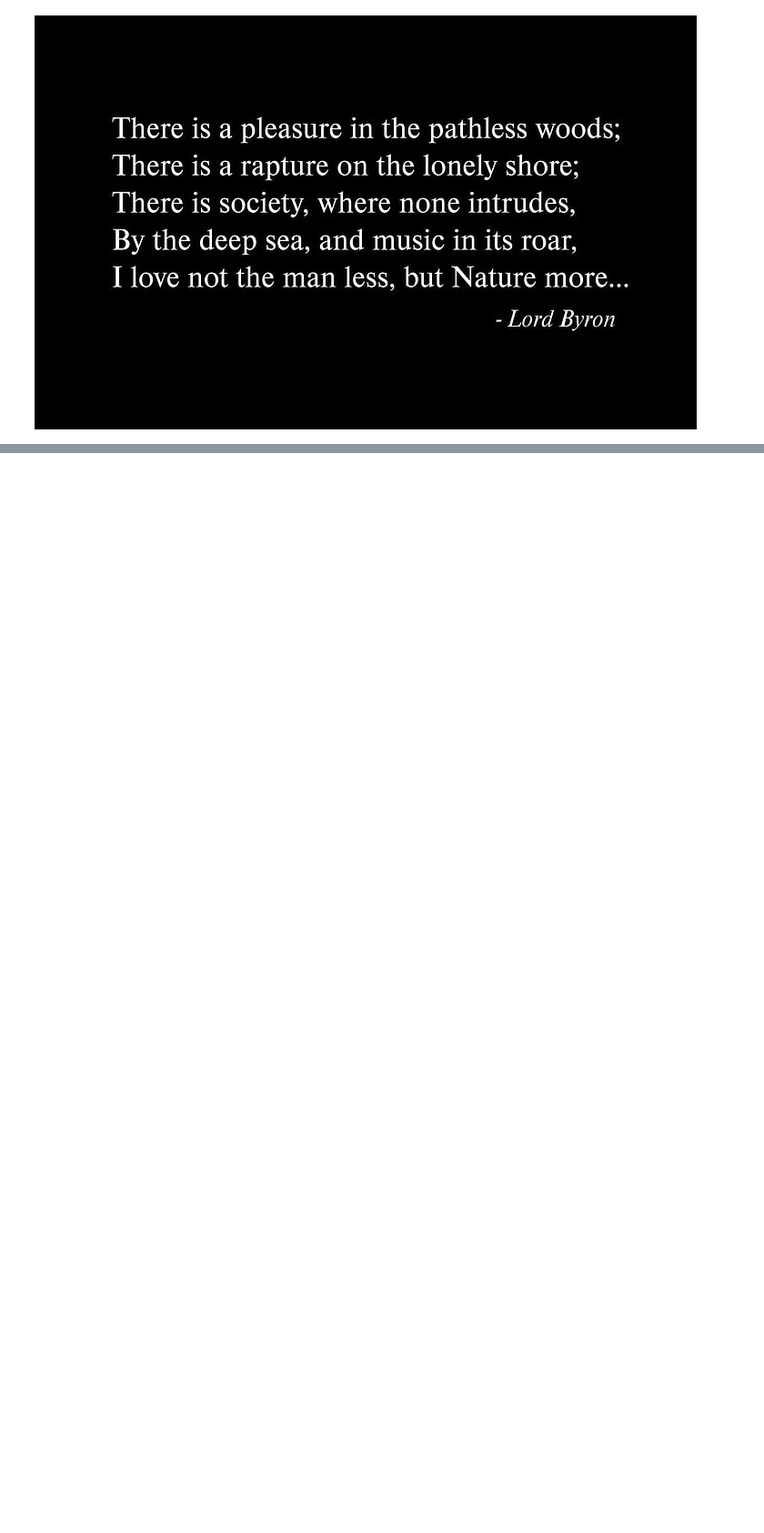
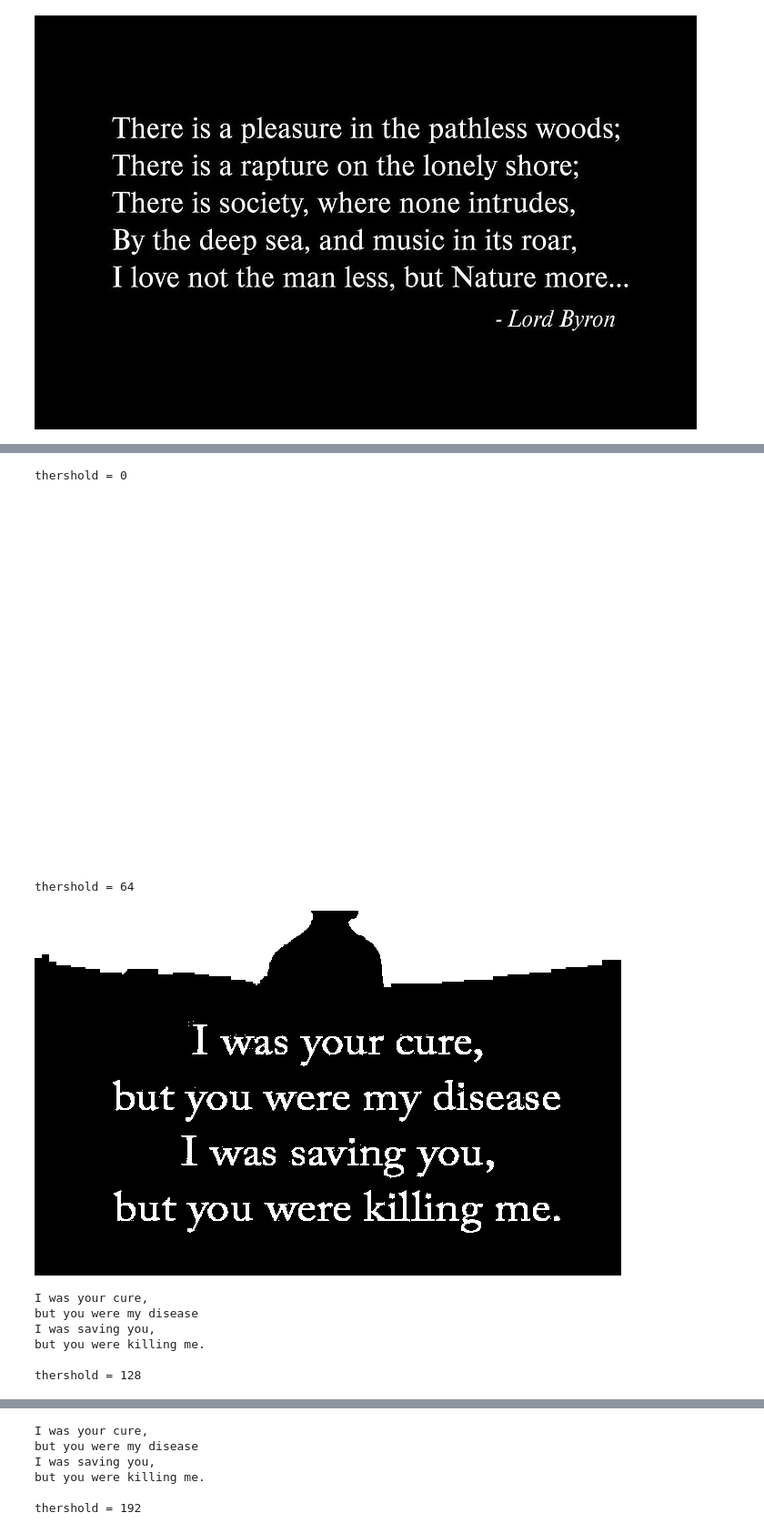
Before and after one commit to Urk-Khan/pytesseract_module, a Jupyter notebook: module_Pytesseract.ipynb, the cells around one changed output, grey strips where cells are left out. Shown at 91% size. Saved outputs shown, nothing was run; the diff lists cells and outputs as text; code cells hidden in the pictures; blank space fills up the shorter version.

```diff
--- a/module_Pytesseract.ipynb
+++ b/module_Pytesseract.ipynb
@@ -11,0 +71,27 @@ import pytesseract
+# %%
+def binarize(image_to_transform,threshold):
+    output_image = image_to_transform.convert('L')
+    for x in range(output_image.width):
+        for y in range(output_image.height):
+            if output_image.getpixel((x,y)) < threshold:
+                output_image.putpixel((x,y), 0)
+            else:
+                output_image.putpixel((x,y), 255)
+
+    return output_image
+
+for thresh in range(0, 257, 64):
+    print("thershold = "+ str(thresh))
+    display(binarize(Image.open("/users/urkhan/downloads/poetry1.jpeg"), thresh))
+    print(pytesseract.image_to_string(binarize(Image.open('/users/urkhan/downloads/poetry1.jpeg'), thresh)))
+# %% [output]
+thershold = 0
+[figure, added]
+thershold = 64
+[figure, added]
+I was your cure,
+but you were my disease
+I was saving you,
+but you were killing me.
+
+thershold = 128
@@ -11,0 +99,6 @@ import pytesseract
+I was your cure,
+but you were my disease
+I was saving you,
+but you were killing me.
+
+thershold = 192
```
Also changed, not shown: parts of 9 cells of this notebook, 34 other files.
